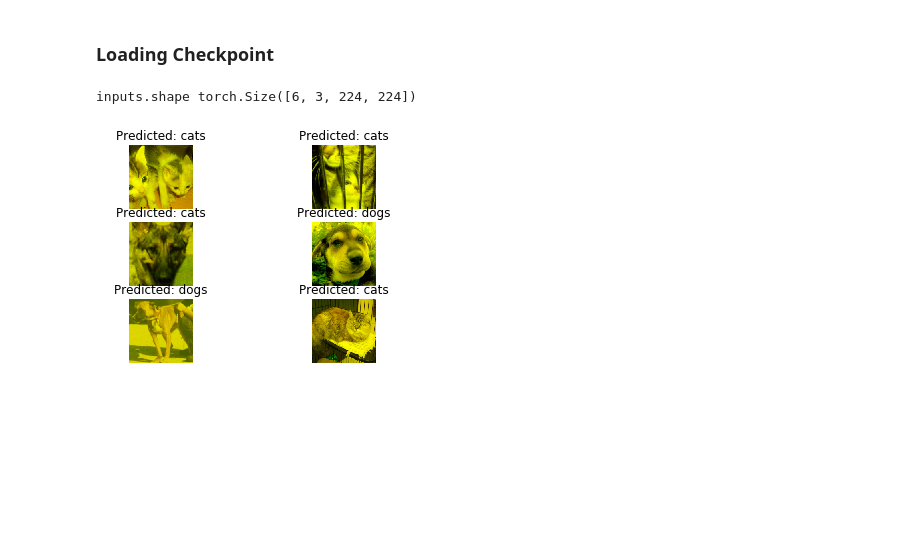
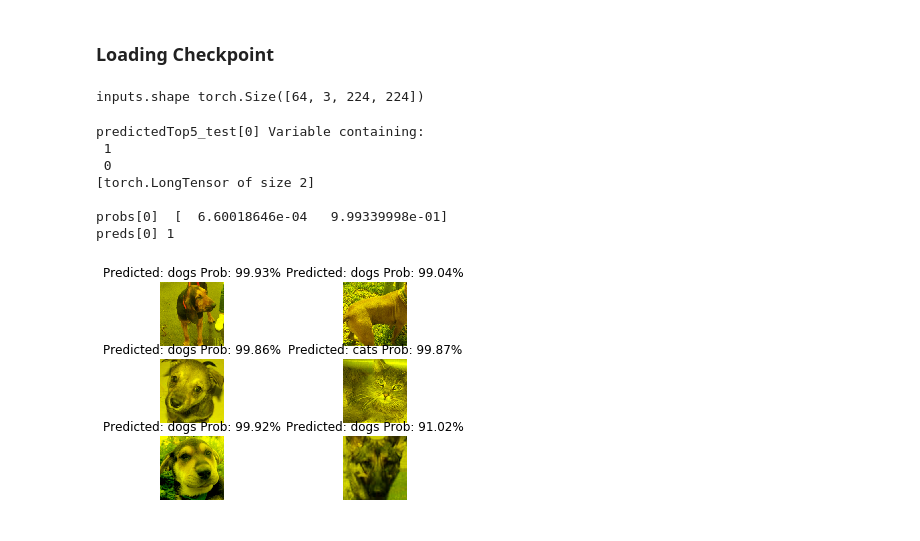
Before and after one commit to ricardo-0x07/AIPND-Image-Classifier-Application, a Jupyter notebook: src/notebooks/Cats and Dogs Classifier Application Notebook Final-For Review.ipynb, the cells around one changed output. Cells and saved outputs as stored; diff of their text form; code cells hidden in the pictures; blank space fills up the shorter version.

Commit message:
fix: predict.py

```diff
--- a/src/notebooks/Cats and Dogs Classifier Application Notebook Final-For Review.ipynb
+++ b/src/notebooks/Cats and Dogs Classifier Application Notebook Final-For Review.ipynb
@@ -81,13 +86,19 @@ preprocess = {
         transforms.CenterCrop(224),
         transforms.ToTensor(),
         transforms.Normalize(mean=[0.485, 0.456, 406], std=[0.229, 0.224, 0.225])
+    ]),
+    'test': transforms.Compose([
+        transforms.Resize(256),
+        transforms.CenterCrop(224),
+        transforms.ToTensor(),
+        transforms.Normalize(mean=[0.485, 0.456, 406], std=[0.229, 0.224, 0.225])
     ])
 }
 
 
-image_datasets = {x: datasets.ImageFolder(os.path.join(data_base_path, x), preprocess[x]) for x in ['train', 'valid']}
-dataLoaders = {x: torch.utils.data.DataLoader(image_datasets[x], batch_size=batch_size, shuffle=True, num_workers=1) for x in ['train', 'valid']}
-dataset_sizes = {x: len(image_datasets[x]) for x in ['train', 'valid']}
+image_datasets = {x: datasets.ImageFolder(os.path.join(data_base_path, x), preprocess[x]) for x in ['train', 'valid', 'test']}
+dataLoaders = {x: torch.utils.data.DataLoader(image_datasets[x], batch_size=batch_size, shuffle=True, num_workers=1) for x in ['train', 'valid', 'test']}
+dataset_sizes = {x: len(image_datasets[x]) for x in ['train', 'valid', 'test']}
 class_names = image_datasets['train'].classes
 class_to_idx = image_datasets['train'].class_to_idx
 use_gpu = torch.cuda.is_available()
@@ -438,11 +426,11 @@ Classifier(
 ## Sanity Checking with matplotlib
 # %%
 # Source: http://pytorch.org/tutorials/beginner/transfer_learning_tutorial.html
-def sanity_checking_model(model,num_images=6):
+def sanity_checking_model(model, pretrained_model,num_images=6):
     model.eval()
     images_so_far = 0
     fig = plt.figure()
-    for i, data in enumerate(testDataLoader):
+    for i, data in enumerate(dataLoaders['test']):
         inputs, labels = data
         print('inputs.shape', inputs.shape)
         if use_gpu:
@@ -452,11 +440,14 @@ def sanity_checking_model(model,num_images=6):
         extracted_inputs = pretrained_model(inputs)
         outputs = model(extracted_inputs)
         _, preds = torch.max(outputs.data, 1)
+        _, predictedTop5_test = outputs.topk(2)
+        probs = torch.nn.functional.softmax(outputs)
+        probs = probs.data.numpy()
         for k in range(inputs.size()[0]):
             images_so_far += 1
             ax = plt.subplot(num_images//2, 2, images_so_far)
             ax.axis('off')
-            ax.set_title('Predicted: {}'.format(test_class_names[preds[k]]))
+            ax.set_title('Predicted: {} Prob: {:.2%}'.format(class_names[preds[k]], probs[k][preds[k]]))
             imshow(inputs.cpu().data[k])
             if images_so_far == num_images:
                 return
@@ -467,7 +458,14 @@ state = torch.load(model_weights_path)
 model = Classifier(num_features, num_classes)
 model.load_state_dict(state)
 # %%
-sanity_checking_model(model, num_images=6)
+sanity_checking_model(model, pretrained_model, num_images=6)
 # %% [output]
-inputs.shape torch.Size([6, 3, 224, 224])
+inputs.shape torch.Size([64, 3, 224, 224])
+predictedTop5_test[0] Variable containing:
+ 1
+ 0
+[torch.LongTensor of size 2]
+
+probs[0]  [  6.60018646e-04   9.99339998e-01]
+preds[0] 1
-[figure, old version]
+[figure, new version]
```
Also changed, not shown: parts of 14 cells of this notebook, 8 other files.
